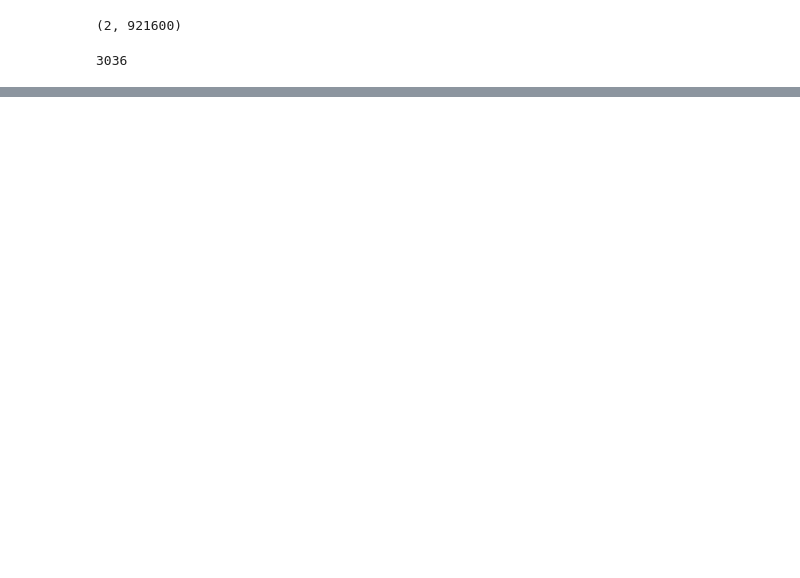
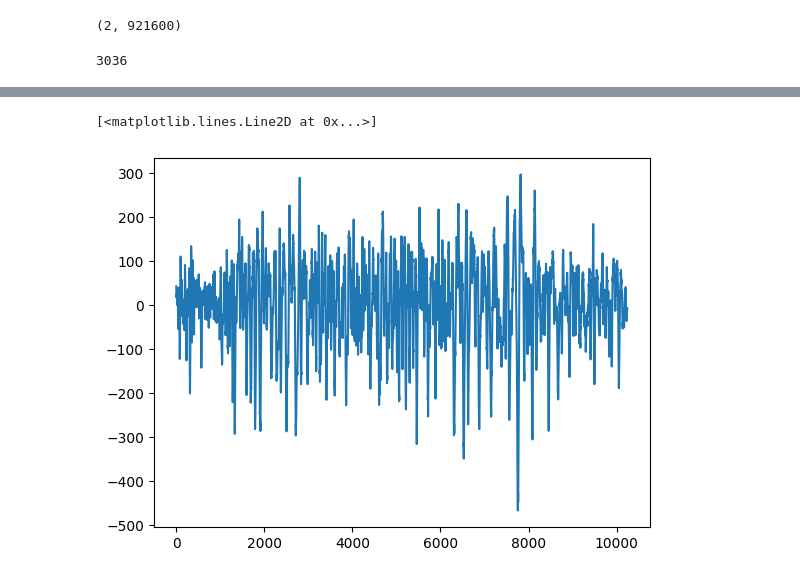
Before and after one commit to DevNerds2020/seizure-detector-with-neural-networks, a Jupyter notebook: SeizureDetector.ipynb, the cells around one changed output, grey strips where cells are left out. Drawn from its saved outputs; the diff is of its cells as text; code cells hidden in the pictures; blank space fills up the shorter version.

```diff
--- a/SeizureDetector.ipynb
+++ b/SeizureDetector.ipynb
@@ -167,0 +146,6 @@ y_labels = y_labels[sorted_index]
+# %%
+#plot the signal of first file from start seizure time to end seizure time
+plt.plot(signals[0][0][2996*256:3036*256])
+# %% [output]
+[<matplotlib.lines.Line2D at 0x...>]
+[figure, added]
```
Also changed, not shown: parts of 74 cells of this notebook.
